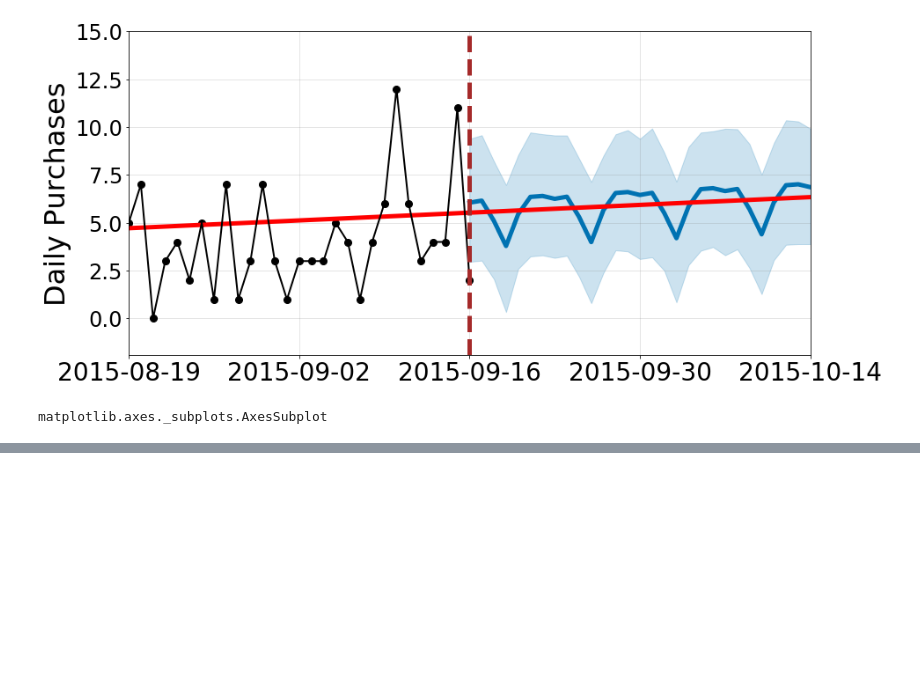
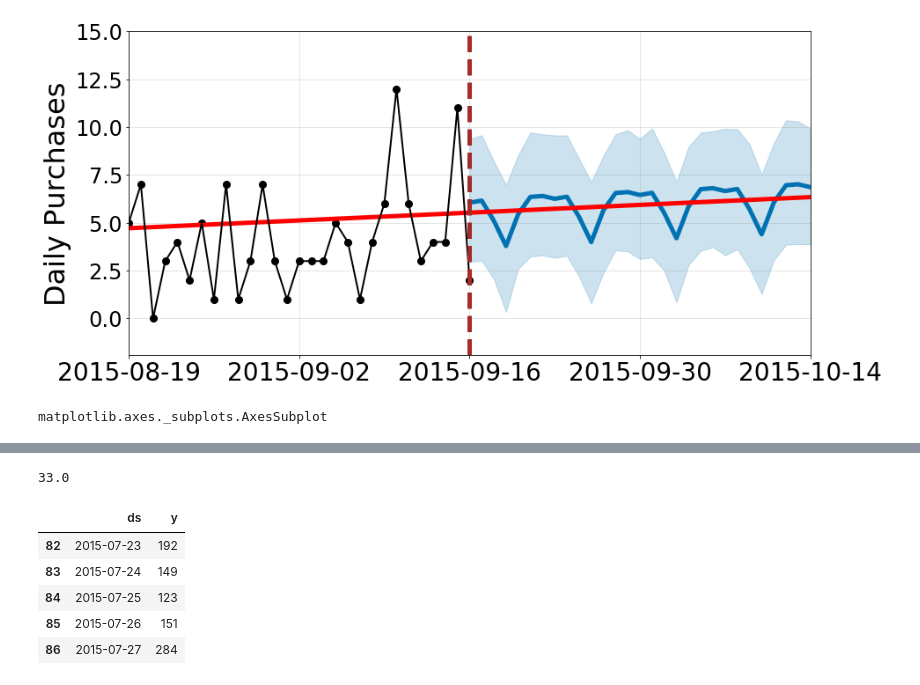
Before and after one commit to truejimfrank/StreamlinedProductPurchaseForecasting, a Jupyter notebook: notebooks/g_prophet_graphing.ipynb, the cells around one changed output, grey strips where cells are left out. Saved outputs shown, nothing was run; the diff lists cells and outputs as text; code cells hidden in the pictures; blank space fills up the shorter version.

```diff
--- a/notebooks/g_prophet_graphing.ipynb
+++ b/notebooks/g_prophet_graphing.ipynb
@@ -311,0 +322,15 @@ plt.tight_layout(pad=1)
+# %%
+mape(ytrue, yhat)
+# %% [output]
+33.0
+# %%
+# ytrue[:5]
+# yhat[:5]
+dfday.iloc[-horiz*2 : ].head()
+# %% [output]
+|  | ds | y |
+| 82 | 2015-07-23 | 192 |
+| 83 | 2015-07-24 | 149 |
+| 84 | 2015-07-25 | 123 |
+| 85 | 2015-07-26 | 151 |
+| 86 | 2015-07-27 | 284 |
```
Also changed, not shown: parts of 8 cells of this notebook, 3 other files.
